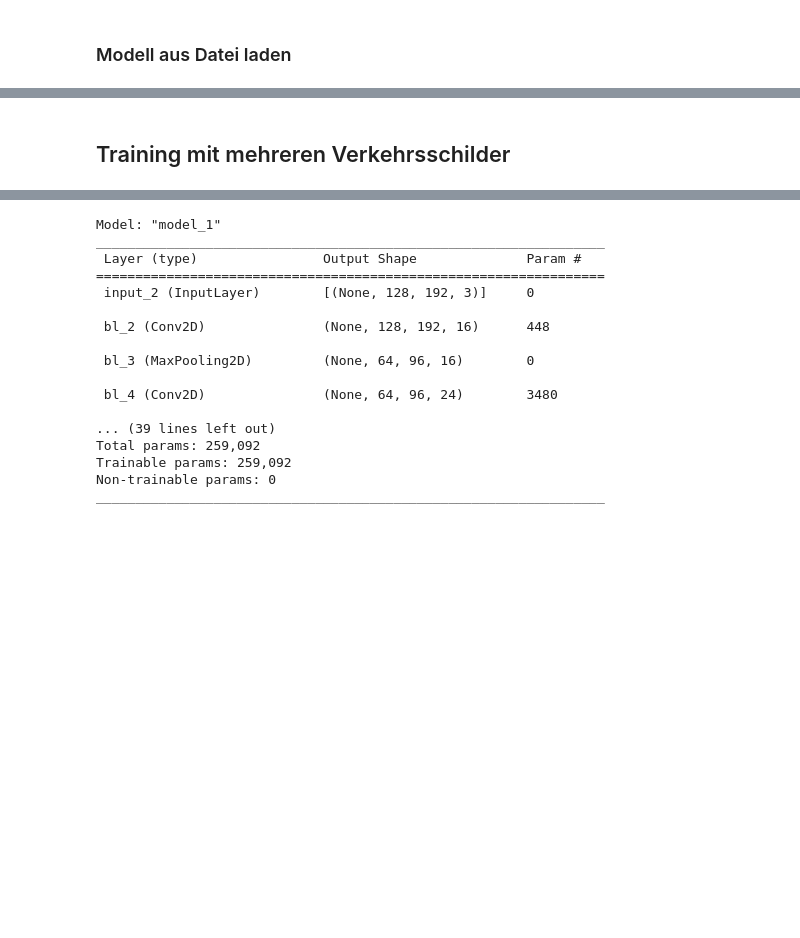
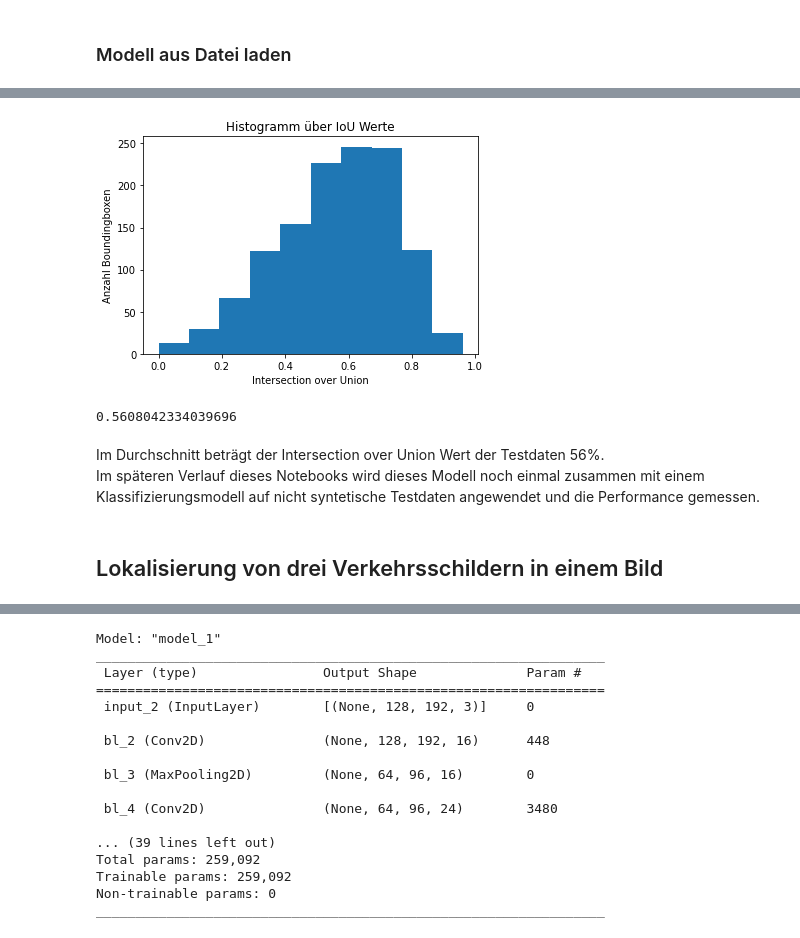
Before and after one commit to Na1k/ML-Lab_project, a Jupyter notebook: Aufgabe_D_Schilder.ipynb, the cells around one changed output, grey strips where cells are left out. Drawn from its saved outputs; the diff is of its cells as text; code cells hidden in the pictures; blank space fills up the shorter version.

```diff
--- a/Aufgabe_D_Schilder.ipynb
+++ b/Aufgabe_D_Schilder.ipynb
@@ -512,0 +497,15 @@ evalutation mit
+# %%
+def intersectionOverUnion(y_actual,y_pred):
+    iw = min(y_actual[2], y_pred[2])-max(y_actual[0], y_pred[0])
+    ih = min(y_actual[3], y_pred[3])-max(y_actual[1], y_pred[1])
+    iw = max(iw, 0)
+    ih = max(ih, 0)
+    i = iw*ih
+    aa = (y_actual[2] - y_actual[0])*(y_actual[3] - y_actual[1])
+    ap = (y_pred[2] - y_pred[0])*(y_pred[3] - y_pred[1])
+    u = aa+ap-i
+    return i/u
+# %%
+preds = model.predict(testImages)
+
+rap = [intersectionOverUnion(y_actual,y_pred) for y_actual, y_pred in zip(testTargets, preds)]
@@ -513,2 +514,17 @@ evalutation mit
+# %%
+plt.hist(rap)
+plt.title("Histogramm über IoU Werte")
+plt.ylabel("Anzahl Boundingboxen")
+plt.xlabel("Intersection over Union")
+plt.show()
+# %% [output]
+[figure, added]
+# %%
+np.mean(rap)
+# %% [output]
+0.5608042334039696
+# %% [markdown]
+Im Durchschnitt beträgt der Intersection over Union Wert der Testdaten 56%. \
+Im späteren Verlauf dieses Notebooks wird dieses Modell noch einmal zusammen mit einem Klassifizierungsmodell auf nicht syntetische Testdaten angewendet und die Performance gemessen.
 # %% [markdown]
-## Training mit mehreren Verkehrsschilder
+## Lokalisierung von drei Verkehrsschildern in einem Bild
```
Also changed, not shown: parts of 46 cells of this notebook, 4 other files.
